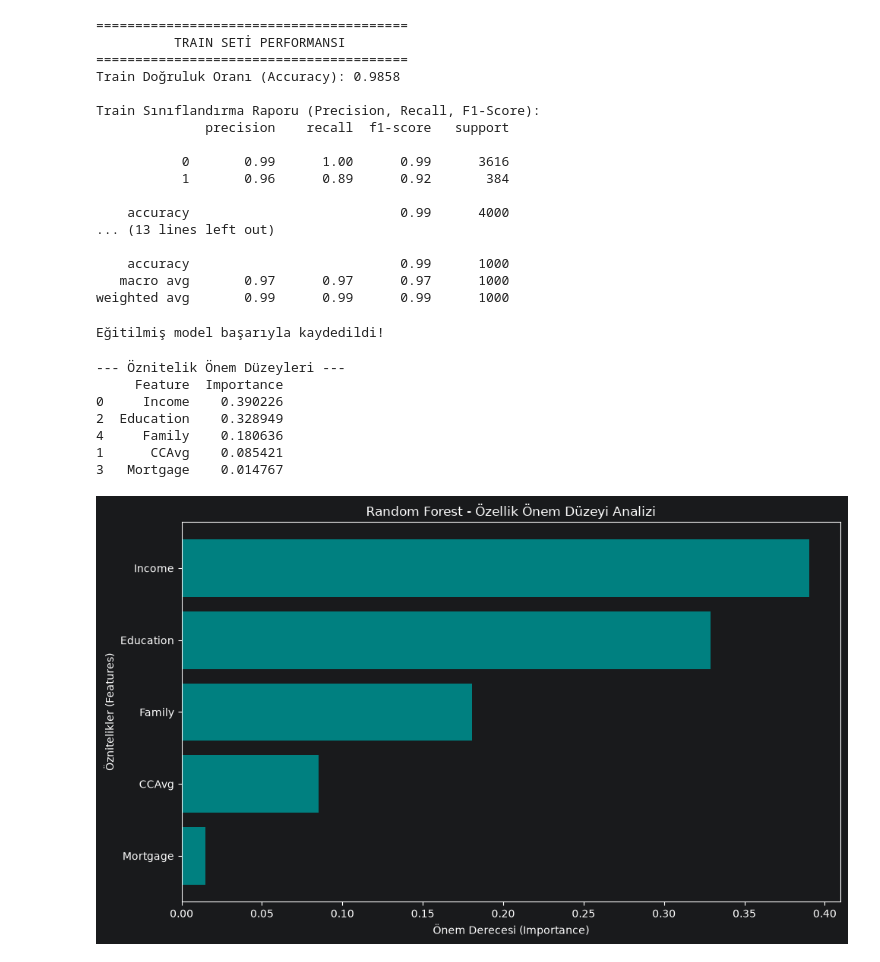
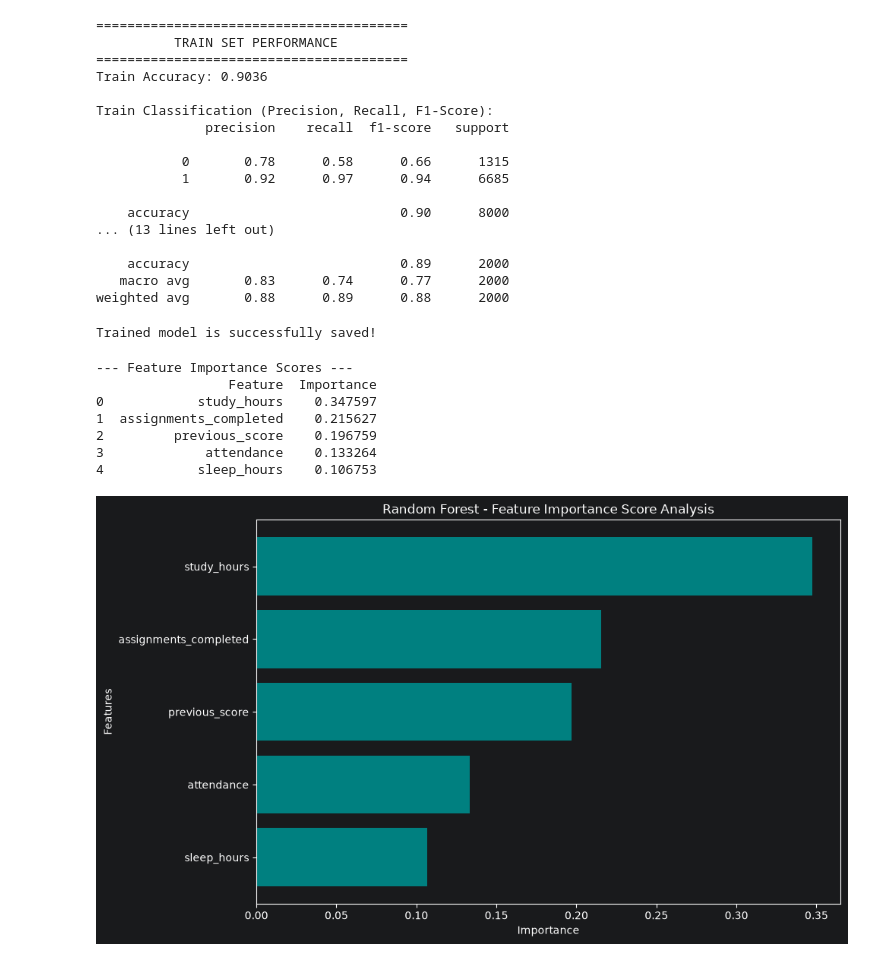
Before and after one commit to JibrilGY/FastApiProject, a Jupyter notebook: algorithms/xgboost.ipynb, the cells around one changed output. Drawn from its saved outputs; the diff is of its cells as text; code cells hidden in the pictures.

Commit message:
Final version of XGBoost

```diff
--- a/algorithms/xgboost.ipynb
+++ b/algorithms/xgboost.ipynb
@@ -4,16 +4,15 @@ import joblib
 import pandas as pd
 from sklearn.metrics import accuracy_score, classification_report
 from sklearn.model_selection import StratifiedKFold, cross_val_score, train_test_split
-from xgboost import XGBClassifier
 
-# Temizlenmiş Veri Setini Yükleme
-bundle = joblib.load("../backend/models/bankloan/bankloan_data_bundle.pkl")
+# Loading Processed Dataset
+bundle = joblib.load("../backend/models/student/student_data_bundle.pkl")
 
 X_train = bundle["X_train"]
 X_test = bundle["X_test"]
 y_train = bundle["y_train"]
 y_test = bundle["y_test"]
 
-print("Veriler başarıyla yüklendi!")
-print(f"X_train boyutu: {X_train.shape}, X_test boyutu: {X_test.shape}")
+print("Success!")
+print(f"X_train size: {X_train.shape}, X_test size: {X_test.shape}")
 # %% [output]
@@ -49,13 +50,13 @@ Model tüm eğitim setiyle son kez eğitildi!
 # %%
-# Train Seti Performansı (Overfitting kontrolü için)
+# Train Set Performance (For Overfitting)
 y_train_pred = xg_model.predict(X_train)
 train_accuracy = accuracy_score(y_train, y_train_pred)
 
 print("=" * 40)
-print("          TRAIN SETİ PERFORMANSI          ")
+print("          TRAIN SET PERFORMANCE          ")
 print("=" * 40)
-print(f"Train Doğruluk Oranı (Accuracy): {train_accuracy:.4f}\n")
-print("Train Sınıflandırma Raporu (Precision, Recall, F1-Score):")
+print(f"Train Accuracy: {train_accuracy:.4f}\n")
+print("Train Classification (Precision, Recall, F1-Score):")
 print(classification_report(y_train, y_train_pred))
 
 # Test Seti Performansı (Gerçek başarı)
@@ -63,69 +64,69 @@ y_test_pred = xg_model.predict(X_test)
 test_accuracy = accuracy_score(y_test, y_test_pred)
 
 print("=" * 40)
-print("          TEST SETİ PERFORMANSI           ")
+print("          TEST SET PERFORMANCE           ")
 print("=" * 40)
-print(f"Test Doğruluk Oranı (Accuracy): {test_accuracy:.4f}\n")
-print("Test Sınıflandırma Raporu (Precision, Recall, F1-Score):")
+print(f"Test Accuracy: {test_accuracy:.4f}\n")
+print("Test Classification (Precision, Recall, F1-Score):")
 print(classification_report(y_test, y_test_pred))
 # %% [output]
 ========================================
-          TRAIN SETİ PERFORMANSI
+          TRAIN SET PERFORMANCE
 ========================================
-Train Doğruluk Oranı (Accuracy): 0.9858
+Train Accuracy: 0.9036
 
-Train Sınıflandırma Raporu (Precision, Recall, F1-Score):
+Train Classification (Precision, Recall, F1-Score):
               precision    recall  f1-score   support
 
-           0       0.99      1.00      0.99      3616
-           1       0.96      0.89      0.92       384
+           0       0.78      0.58      0.66      1315
+           1       0.92      0.97      0.94      6685
 
-    accuracy                           0.99      4000
+    accuracy                           0.90      8000
 ... (13 lines left out)
 
-    accuracy                           0.99      1000
-   macro avg       0.97      0.97      0.97      1000
-weighted avg       0.99      0.99      0.99      1000
+    accuracy                           0.89      2000
+   macro avg       0.83      0.74      0.77      2000
+weighted avg       0.88      0.89      0.88      2000
 # %%
-# Nihai Modeli Backend Altına Kaydetme
+# Saving the Model
 joblib.dump(xg_model, "../backend/models/student/xg_model.pkl")
-print("Eğitilmiş model başarıyla kaydedildi!")
+print("Trained model is successfully saved!")
 # %% [output]
-Eğitilmiş model başarıyla kaydedildi!
+Trained model is successfully saved!
 # %%
-# 1. Özellik önem derecelerini modelden çekelim
+# 1. Feature importance
 importances = xg_model.feature_importances_
 feature_names = (
     X_train.columns
-)  # X_train hangi sütunlarla eğitildiyse onların adını alır
+)
 
-# 2. DataFrame'e dönüştürüp büyükten küçüğe sıralayalım
+# 2. Converting to DataFrame
 feature_imp_df = pd.DataFrame(
     {"Feature": feature_names, "Importance": importances}
 )
 feature_imp_df = feature_imp_df.sort_values(by="Importance", ascending=False)
 
-print("--- Öznitelik Önem Düzeyleri ---")
+print("--- Feature Importance Scores ---")
 print(feature_imp_df)
 
-# 3. Grafik olarak görselleştirelim (Rapora eklemek için mükemmeldir)
+# 3. Virtualization
 plt.figure(figsize=(10, 6))
 plt.barh(
     feature_imp_df["Feature"], feature_imp_df["Importance"], color="teal"
 )
-plt.xlabel("Önem Derecesi (Importance)")
-plt.ylabel("Öznitelikler (Features)")
-plt.title("Random Forest - Özellik Önem Düzeyi Analizi")
+plt.xlabel("Importance")
+plt.ylabel("Features")
+plt.title("Random Forest - Feature Importance Score Analysis")
 plt.gca().invert_yaxis()  # En yüksek olan en üstte gözüksün
 plt.tight_layout()
 plt.show()
 # %% [output]
---- Öznitelik Önem Düzeyleri ---
-     Feature  Importance
-0     Income    0.390226
-2  Education    0.328949
-4     Family    0.180636
-1      CCAvg    0.085421
-3   Mortgage    0.014767
+--- Feature Importance Scores ---
+                 Feature  Importance
+0            study_hours    0.347597
+1  assignments_completed    0.215627
+2         previous_score    0.196759
+3             attendance    0.133264
+4            sleep_hours    0.106753
-[figure, old version]
+[figure, new version]
 # %%
```
Also changed, not shown: parts of 5 cells of this notebook, 13 other files.
